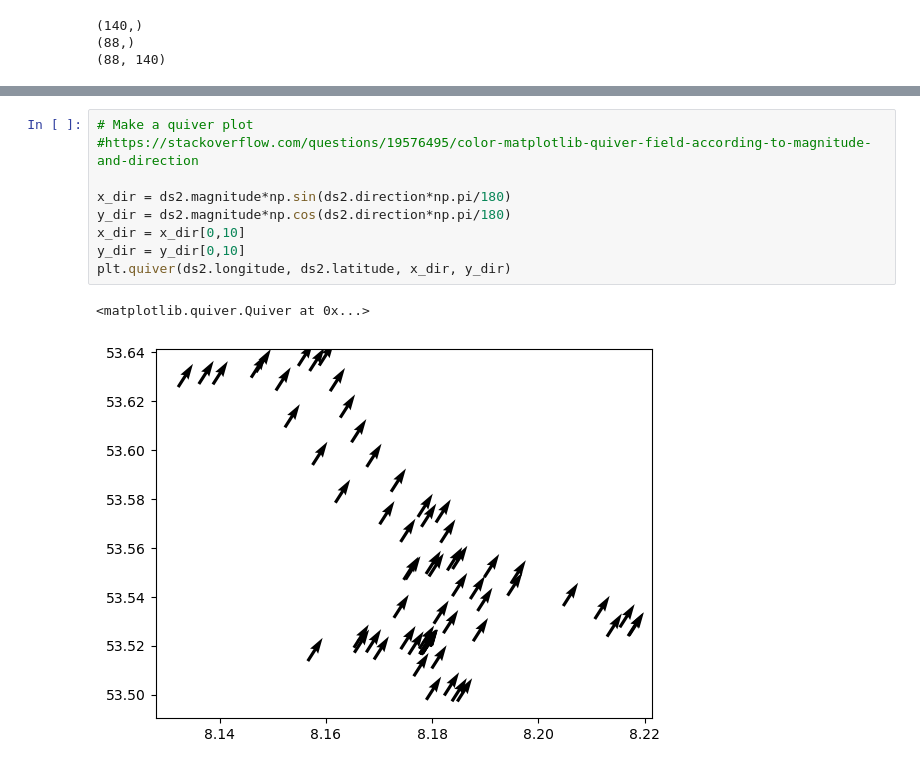
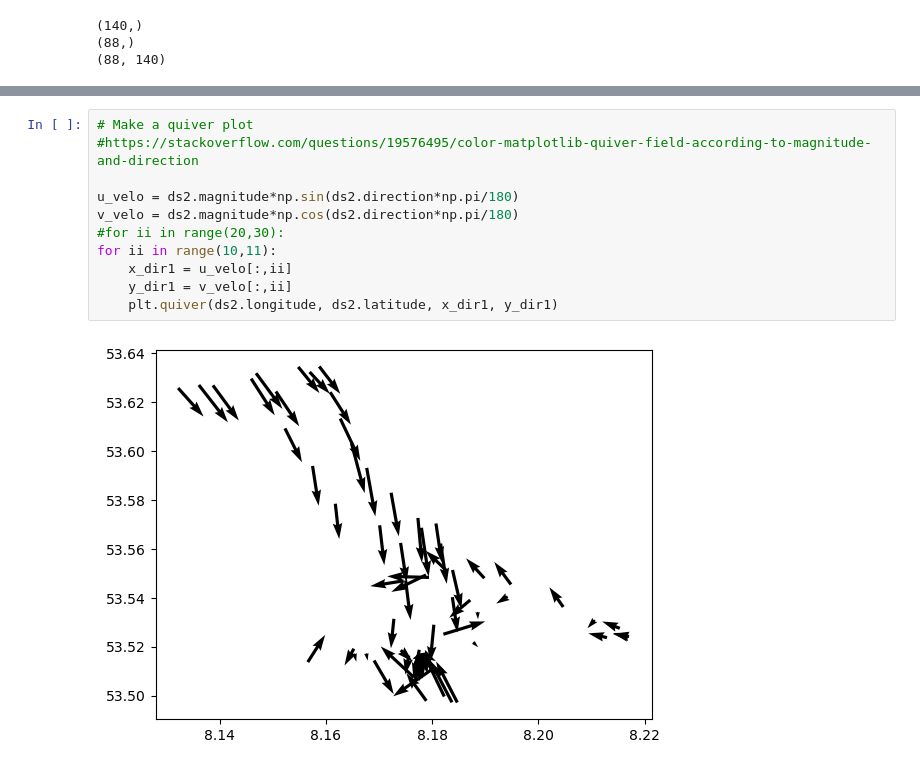
Before and after one commit to ifmeo-hamburg/regoz, a Jupyter notebook: regoz-cb/computing/computing-regoz-adcp.ipynb, the cells around one changed output, grey strips where cells are left out. Cells and saved outputs as stored; diff of their text form.

Commit message:
Update some plotting for ADCP data

```diff
--- a/regoz-cb/computing/computing-regoz-adcp.ipynb
+++ b/regoz-cb/computing/computing-regoz-adcp.ipynb
@@ -220,12 +224,13 @@ ds2.longitude.shape
 # %%
 # Make a quiver plot
 #https://stackoverflow.com/questions/19576495/color-matplotlib-quiver-field-according-to-magnitude-and-direction
 
-x_dir = ds2.magnitude*np.sin(ds2.direction*np.pi/180)
-y_dir = ds2.magnitude*np.cos(ds2.direction*np.pi/180)
-x_dir = x_dir[0,10]
-y_dir = y_dir[0,10]
-plt.quiver(ds2.longitude, ds2.latitude, x_dir, y_dir)
+u_velo = ds2.magnitude*np.sin(ds2.direction*np.pi/180)
+v_velo = ds2.magnitude*np.cos(ds2.direction*np.pi/180)
+#for ii in range(20,30):
+for ii in range(10,11):
+    x_dir1 = u_velo[:,ii]
+    y_dir1 = v_velo[:,ii]
+    plt.quiver(ds2.longitude, ds2.latitude, x_dir1, y_dir1)
 # %% [output]
-<matplotlib.quiver.Quiver at 0x...>
-[figure, old version]
+[figure, new version]
```
Also changed, not shown: parts of 7 cells of this notebook, 2 other files.
